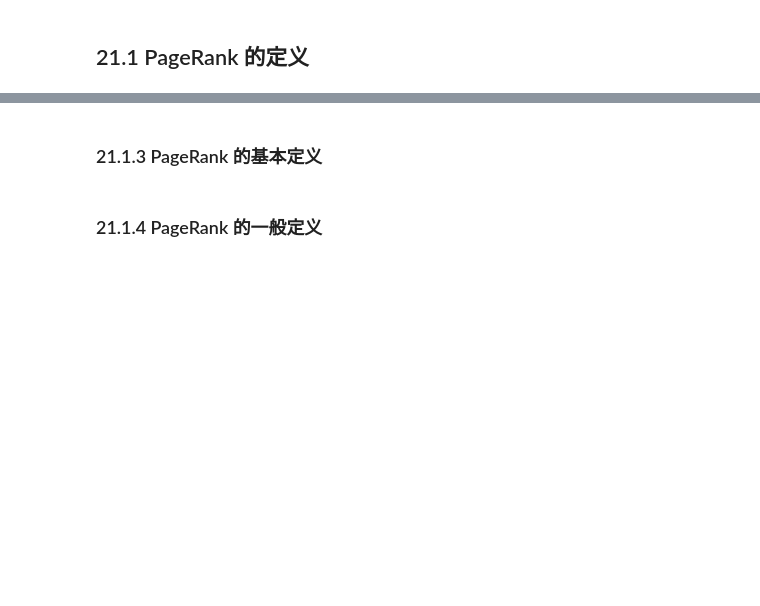
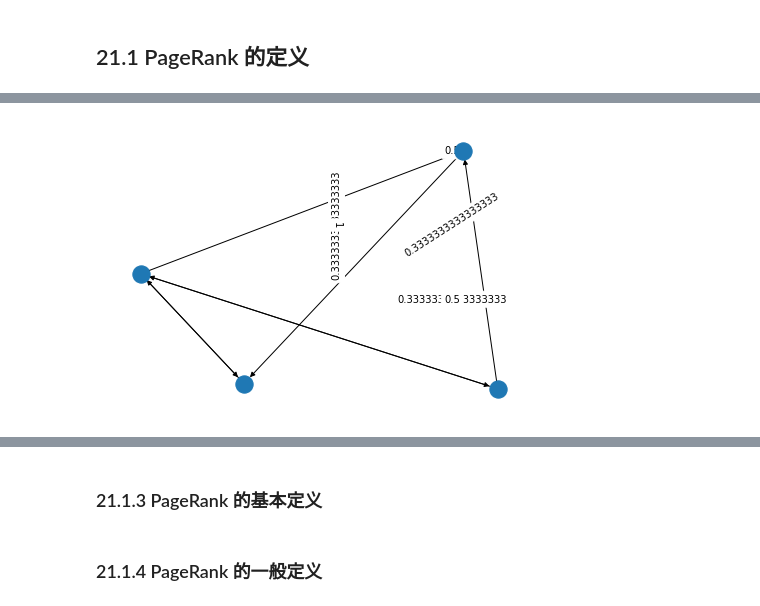
Before and after one commit to nevertiree/lihang-ml-code-v2, a Jupyter notebook: 21.page_rank.ipynb, the cells around one changed output, grey strips where cells are left out. Cells and saved outputs as stored; diff of their text form; code cells hidden in the pictures; blank space fills up the shorter version.

```diff
--- a/21.page_rank.ipynb
+++ b/21.page_rank.ipynb
@@ -18,0 +50,34 @@
+# %%
+g = nx.DiGraph(name="Example")
+g.clear() #将图上元素清空
+
+node_list = [
+    ("A", (0, 0)),
+    ("B", (0, 1)),
+    ("C", (1, 0)),
+    ("D", (1, 1)),
+]
+
+g.add_node("A",pos=(0,0))
+g.add_node("B",pos=(1,0))
+g.add_node("C",pos=(0,1))
+g.add_node("D",pos=(1,1))
+
+weight_edges = [
+    ("A", "B", 1/3),
+    ("A", "C", 1/3),
+    ("A", "D", 1/3),
+    ("B", "A", 1/2),
+    ("B", "D", 1/2),
+    ("C", "A", 1),
+    ("D", "C", 1/2),
+]
+
+g.add_weighted_edges_from(weight_edges)
+nx.draw(g)
+labels = nx.get_edge_attributes(g,'weight')
+pos=nx.get_node_attributes(g,'pos')
+nx.draw_networkx_edge_labels(g, pos, edge_labels=labels)
+plt.show()
+# %% [output]
+[figure, added]
```
Also changed, not shown: parts of 12 cells of this notebook.
